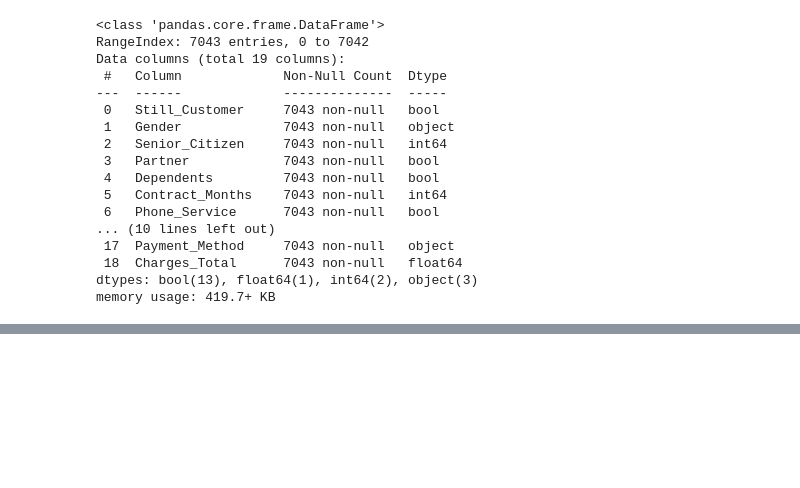
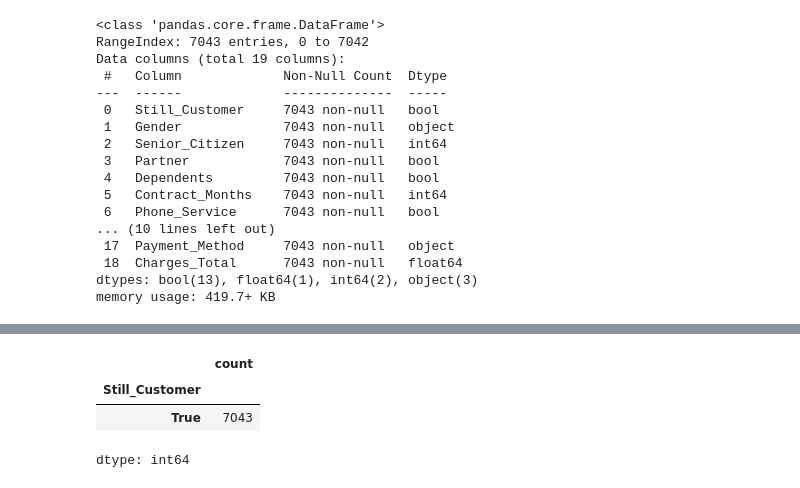
Before and after one commit to marmalux/Telecom-X-Machine-Learning, a Jupyter notebook: Churn_de_clientes_Telecom_X.ipynb, the cells around one changed output, grey strips where cells are left out. Cells and saved outputs as stored; diff of their text form; code cells hidden in the pictures; blank space fills up the shorter version.

```diff
--- a/Churn_de_clientes_Telecom_X.ipynb
+++ b/Churn_de_clientes_Telecom_X.ipynb
@@ -107,0 +131,7 @@ memory usage: 419.7+ KB
+# %%
+datos.Still_Customer.value_counts()
+# %% [output]
+|  | count |
+| Still_Customer |  |
+| True | 7043 |
+dtype: int64
```
Also changed, not shown: parts of 7 cells of this notebook.
